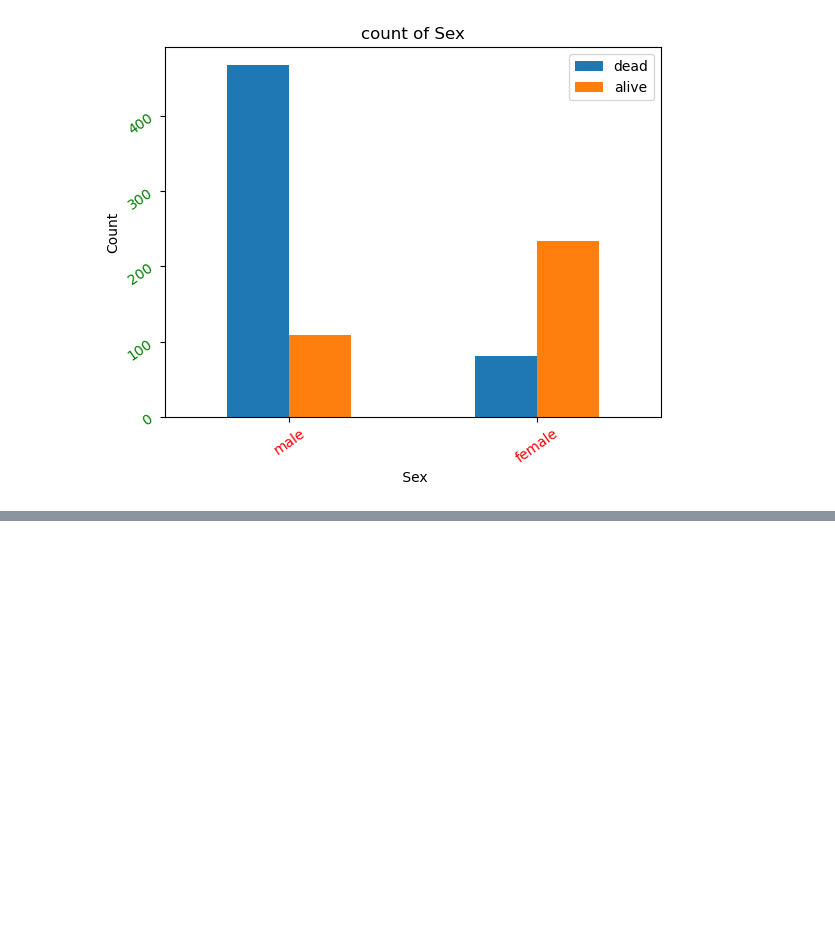
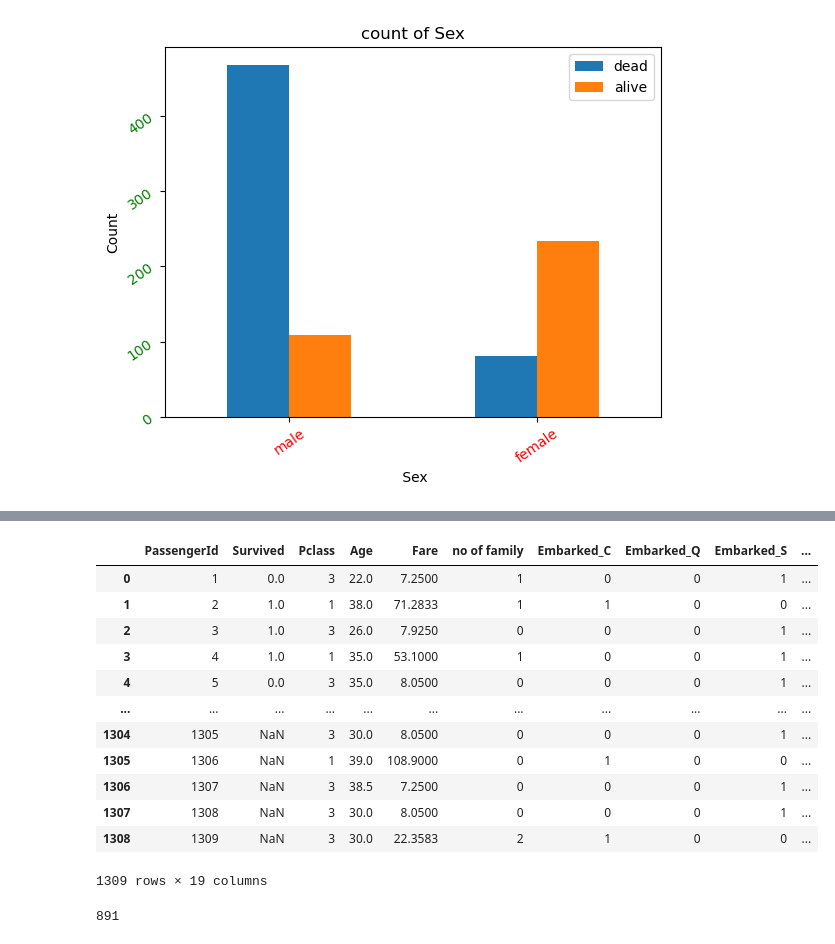
Before and after one commit to KennethAgbo/Data--Wrangling-and-EDA-on-Titanic-Data-set-, a Jupyter notebook: Notebook.ipynb, the cells around one changed output, grey strips where cells are left out. Drawn from its saved outputs; the diff is of its cells as text; code cells hidden in the pictures; blank space fills up the shorter version.

```diff
--- a/Notebook.ipynb
+++ b/Notebook.ipynb
@@ -370,0 +469,24 @@ sns.scatterplot(data=df, x="Age", y="Fare")
+# %%
+ # Transformation
+df_new2=pd.get_dummies(df_new, columns=['Embarked', 'Title', 'Sex', 'Survived_name'])
+# %%
+df_new2
+# %% [output]
+|  | PassengerId | Survived | Pclass | Age | Fare | no of family | Embarked_C | Embarked_Q | Embarked_S | ... |
+| 0 | 1 | 0.0 | 3 | 22.0 | 7.2500 | 1 | 0 | 0 | 1 | ... |
+| 1 | 2 | 1.0 | 1 | 38.0 | 71.2833 | 1 | 1 | 0 | 0 | ... |
+| 2 | 3 | 1.0 | 3 | 26.0 | 7.9250 | 0 | 0 | 0 | 1 | ... |
+| 3 | 4 | 1.0 | 1 | 35.0 | 53.1000 | 1 | 0 | 0 | 1 | ... |
+| 4 | 5 | 0.0 | 3 | 35.0 | 8.0500 | 0 | 0 | 0 | 1 | ... |
+| ... | ... | ... | ... | ... | ... | ... | ... | ... | ... | ... |
+| 1304 | 1305 | NaN | 3 | 30.0 | 8.0500 | 0 | 0 | 0 | 1 | ... |
+| 1305 | 1306 | NaN | 1 | 39.0 | 108.9000 | 0 | 1 | 0 | 0 | ... |
+| 1306 | 1307 | NaN | 3 | 38.5 | 7.2500 | 0 | 0 | 0 | 1 | ... |
+| 1307 | 1308 | NaN | 3 | 30.0 | 8.0500 | 0 | 0 | 0 | 1 | ... |
+| 1308 | 1309 | NaN | 3 | 30.0 | 22.3583 | 2 | 1 | 0 | 0 | ... |
+1309 rows × 19 columns
+# %%
+# Separate the train from the test
+train_len
+# %% [output]
+891
```
Also changed, not shown: parts of 64 cells of this notebook.
